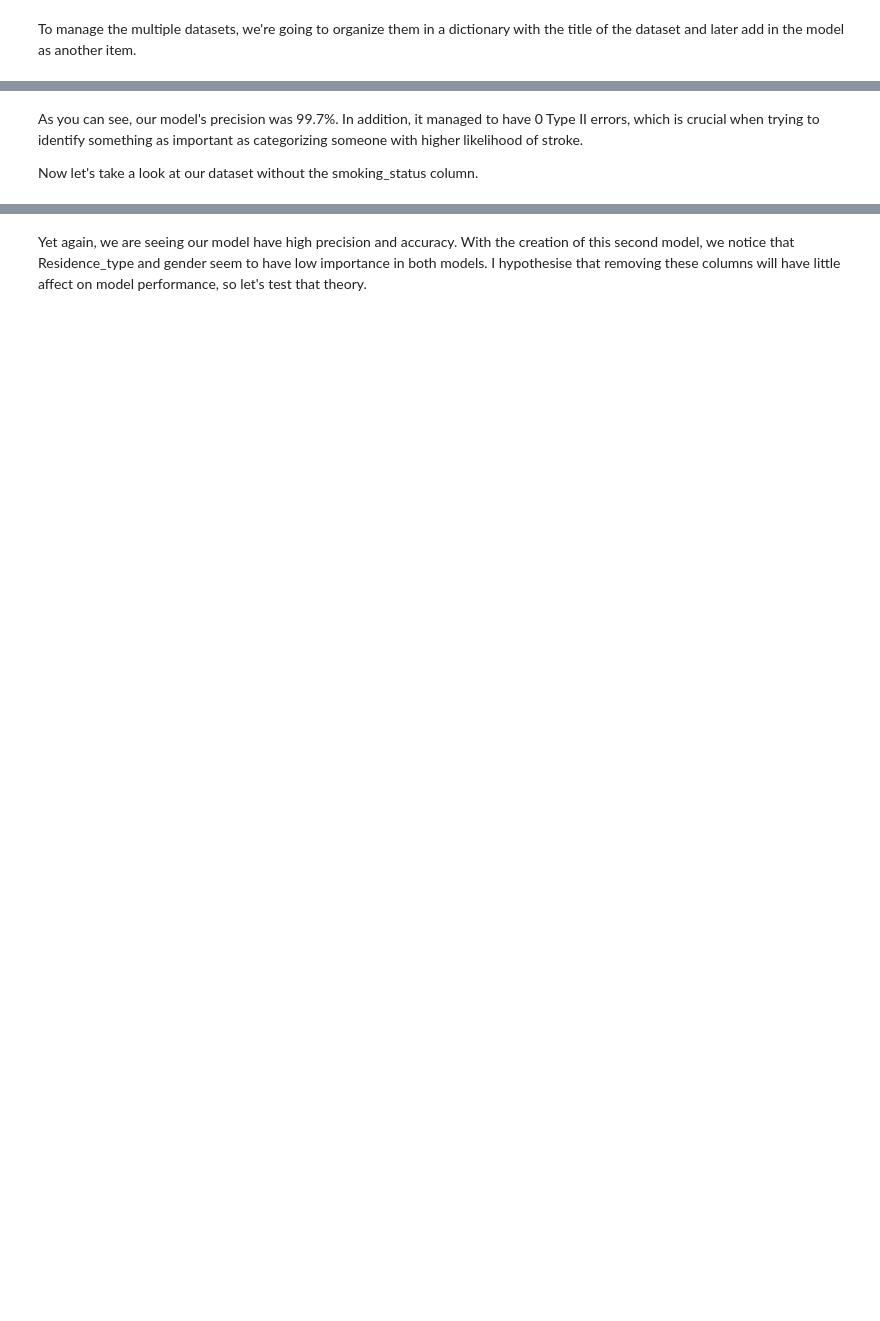
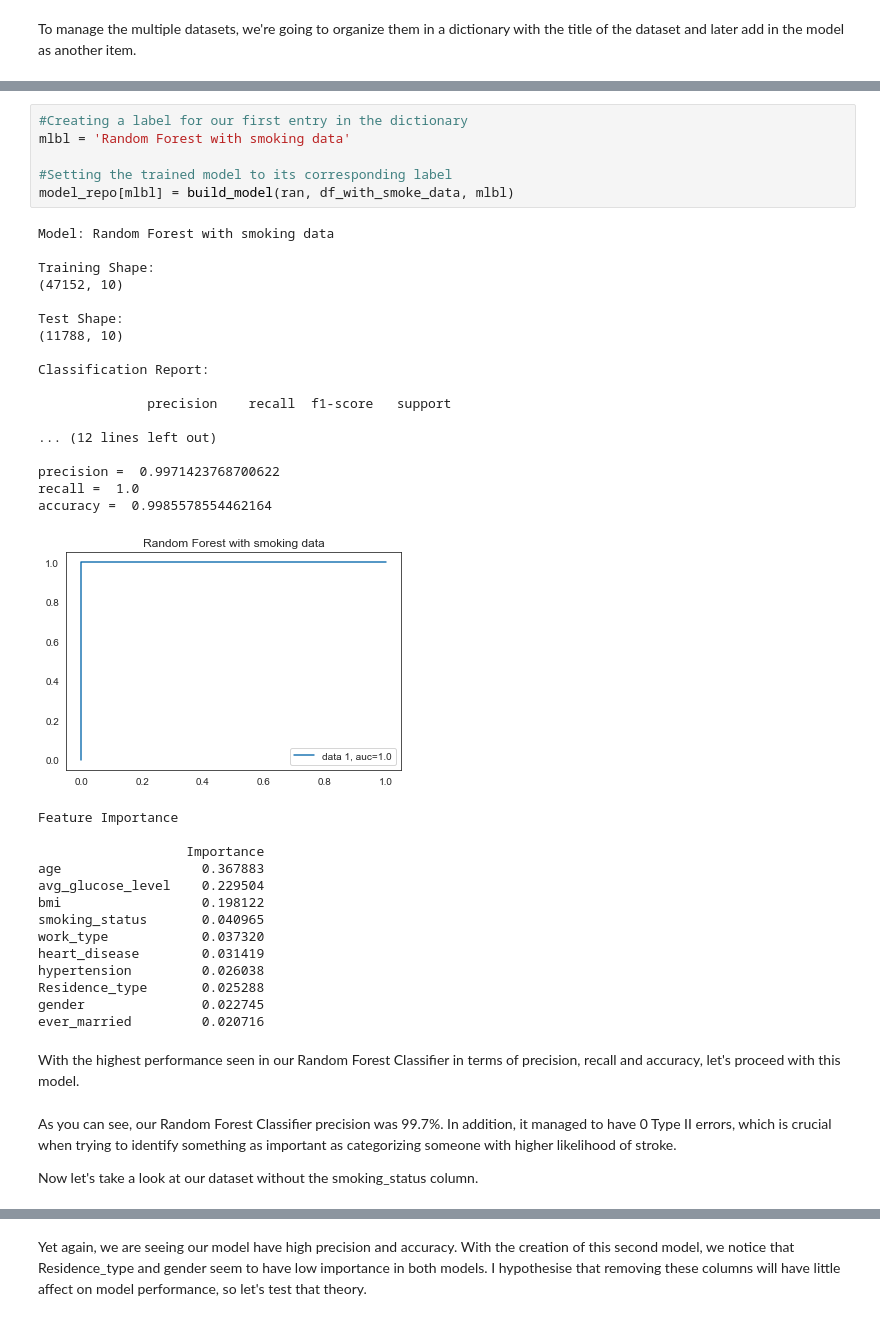
Before and after one commit to westontscott/Thinkful_Drills, a Jupyter notebook: Stroke_Analysis_Capstone.ipynb, the cells around one changed output, grey strips where cells are left out. Cells and saved outputs as stored; diff of their text form; blank space fills up the shorter version.

```diff
--- a/Stroke_Analysis_Capstone.ipynb
+++ b/Stroke_Analysis_Capstone.ipynb
@@ -285,5 +347,45 @@ ever_married         0.020330
+# %%
+#Creating a label for our first entry in the dictionary
+mlbl = 'Random Forest with smoking data'
+
+#Setting the trained model to its corresponding label
+model_repo[mlbl] = build_model(ran, df_with_smoke_data, mlbl)
+# %% [output]
+Model: Random Forest with smoking data
+
+Training Shape:
+(47152, 10)
+
+Test Shape:
+(11788, 10)
+
+Classification Report:
+
+              precision    recall  f1-score   support
+
+... (12 lines left out)
+
+precision =  0.9971423768700622
+recall =  1.0
+accuracy =  0.9985578554462164
+[figure, added]
+Feature Importance
+
+                   Importance
+age                  0.367883
+avg_glucose_level    0.229504
+bmi                  0.198122
+smoking_status       0.040965
+work_type            0.037320
+heart_disease        0.031419
+hypertension         0.026038
+Residence_type       0.025288
+gender               0.022745
+ever_married         0.020716
+# %% [markdown]
+With the highest performance seen in our Random Forest Classifier in terms of precision, recall and accuracy, let's proceed with this model.
 # %% [markdown]
-As you can see, our model's precision was 99.7%. In addition, it managed to have 0 Type II errors, which is crucial when trying to identify something as important as categorizing someone with higher likelihood of stroke.
+As you can see, our Random Forest Classifier precision was 99.7%. In addition, it managed to have 0 Type II errors, which is crucial when trying to identify something as important as categorizing someone with higher likelihood of stroke.
 
 Now let's take a look at our dataset without the smoking_status column.
 # %%
```
Also changed, not shown: parts of 15 cells of this notebook.
